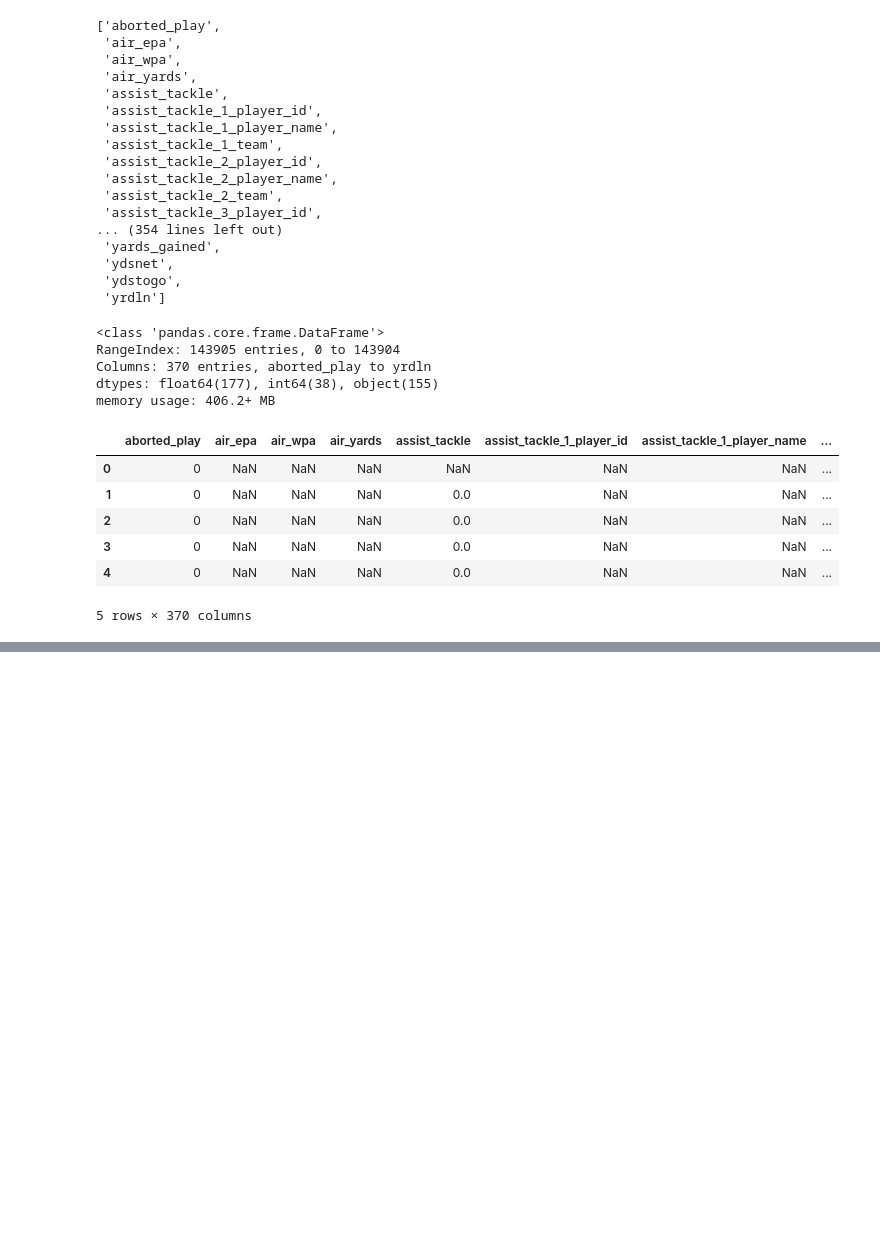
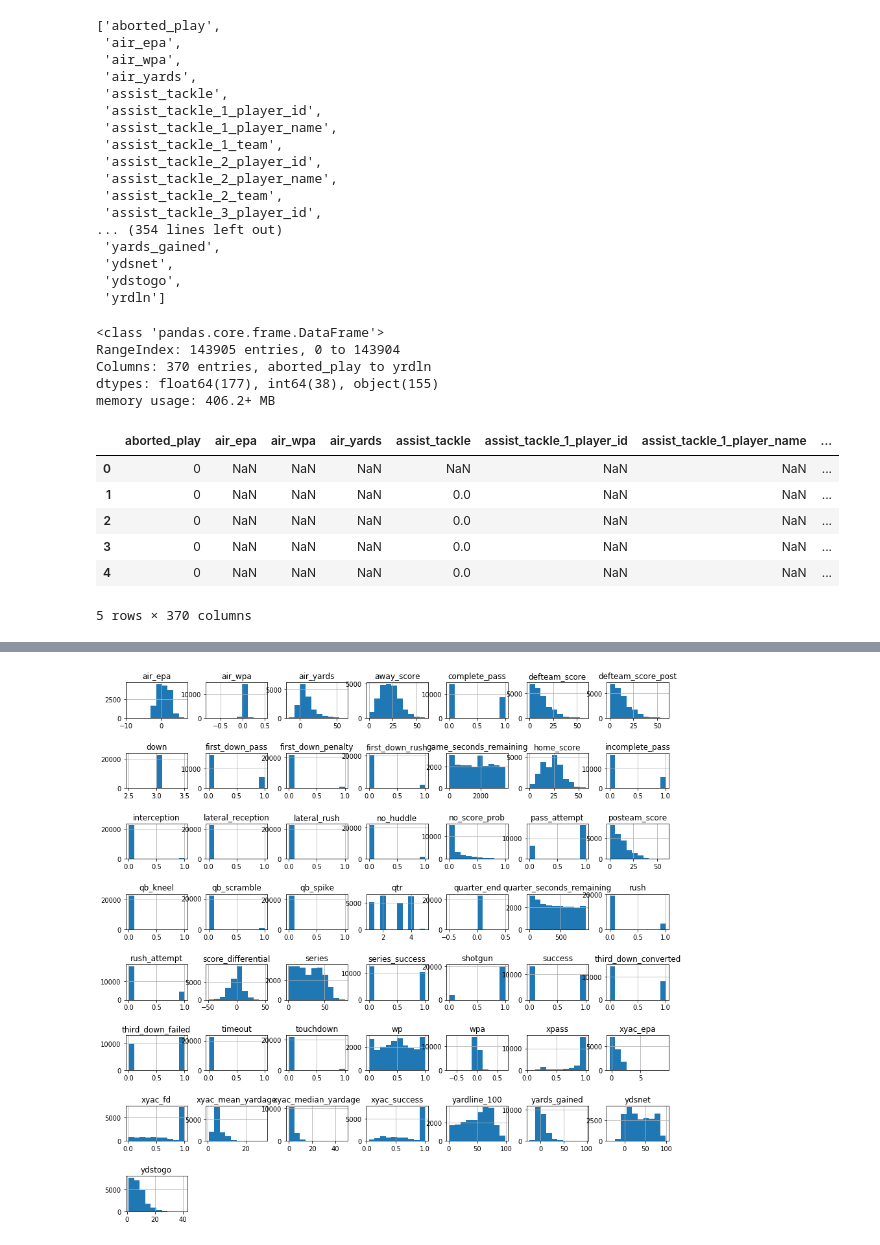
Before and after one commit to geraldabeast/Springboard, a Jupyter notebook: Capstone_project_1/Data Wrangling.ipynb, the cells around one changed output, grey strips where cells are left out. Drawn from its saved outputs; the diff is of its cells as text; code cells hidden in the pictures; blank space fills up the shorter version.

```diff
--- a/Capstone_project_1/Data Wrangling.ipynb
+++ b/Capstone_project_1/Data Wrangling.ipynb
@@ -101,0 +125,2 @@ for x in new_data:
+# %%
+third_downs_df = third_downs_df[third_downs_df.down == 3.0]
@@ -101,0 +137,2 @@ for x in new_data:
+# %%
+third_downs_df = third_downs_df.reset_index()
@@ -101,0 +149,4 @@ for x in new_data:
+# %%
+third_downs_df.drop(columns=third_downs_df.columns[0], axis=1, inplace=True)
+# %%
+third_downs_df.drop(columns=third_downs_df.columns[0], axis=1, inplace=True)
@@ -101,0 +163,5 @@ for x in new_data:
+# %%
+third_downs_df.hist(figsize = (15, 15))
+plt.subplots_adjust(hspace=1);
+# %% [output]
+[figure, added]
```
Also changed, not shown: parts of 20 cells of this notebook, 1 other file.
